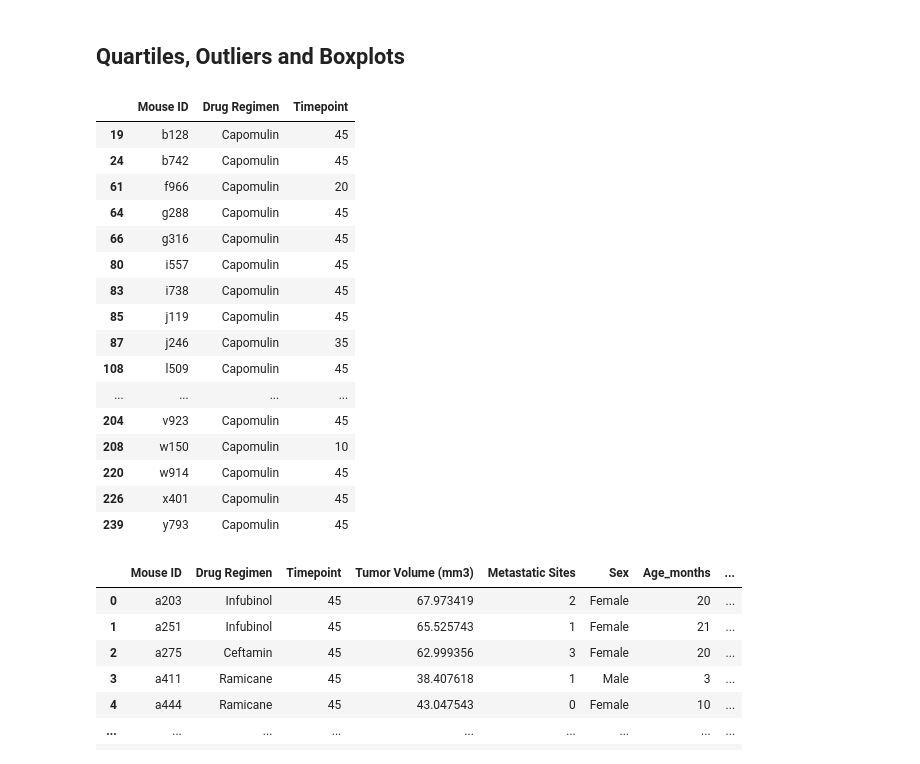
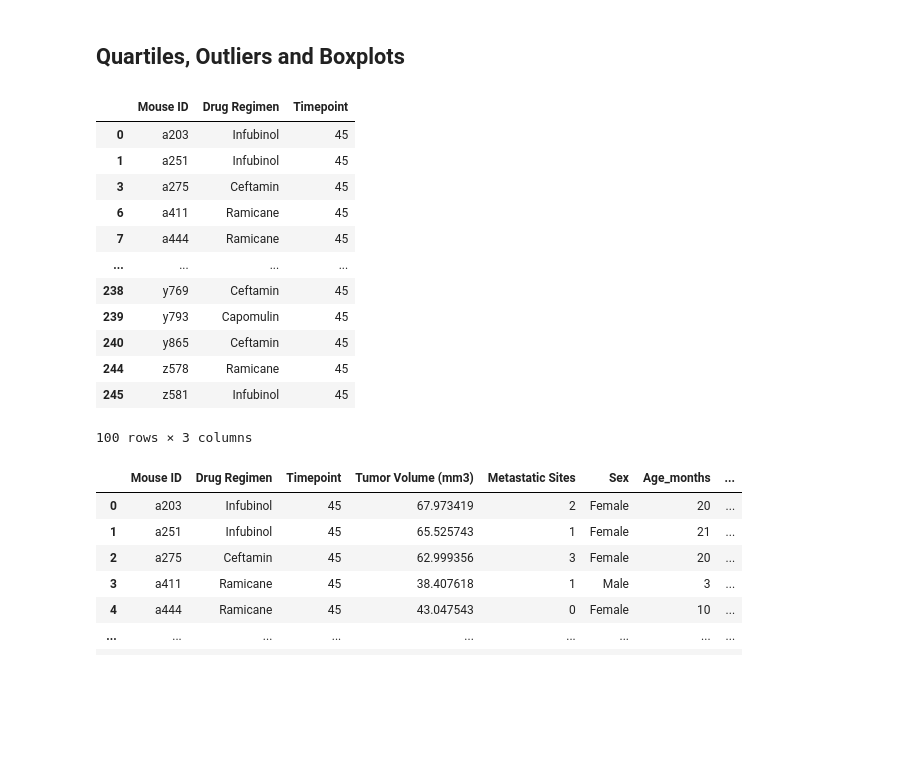
Before and after one commit to NicholasJWiid/matplotlib_challenge, a Jupyter notebook: pymaceuticals_complete.ipynb, the cells around one changed output. Drawn from its saved outputs; the diff is of its cells as text; code cells hidden in the pictures; blank space fills up the shorter version.

```diff
--- a/pymaceuticals_complete.ipynb
+++ b/pymaceuticals_complete.ipynb
@@ -338,32 +225,27 @@ plt.show()
 # %%
 # Calculate the final tumor volume of each mouse across four of the treatment regimens:
 # Capomulin, Ramicane, Infubinol, and Ceftamin
+
 treatment_list = ['Capomulin', 'Ramicane', 'Infubinol', 'Ceftamin']
+
 # Start by getting the last (greatest) timepoint for each mouse
 max_timepoints = clean_mouse_df.groupby(["Mouse ID", "Drug Regimen"])["Timepoint"].max().to_frame().reset_index()
+
+# Filter for the drugs in the treatment list
 max_timepoints_select = max_timepoints[max_timepoints["Drug Regimen"].isin(['Capomulin', 'Ramicane', 'Infubinol', 'Ceftamin'])]
-# max_timepoints.loc[max_timepoints["Mouse ID"] == "c326"]
-max_timepoints_select.loc[max_timepoints_select["Drug Regimen"] == "Capomulin"]
-# max_timepoints_select.loc[max_timepoints_select["Mouse ID"] == "c326"]
-# max_timepoints_select
-# max_timepoints_select.loc[max_timepoints_select["Mouse ID"] == "c326"]
-# Merge this group df with the original DataFrame to get the tumor volume at the last timepoint
+max_timepoints_select
 # %% [output]
 |  | Mouse ID | Drug Regimen | Timepoint |
-| 19 | b128 | Capomulin | 45 |
-| 24 | b742 | Capomulin | 45 |
-| 61 | f966 | Capomulin | 20 |
-| 64 | g288 | Capomulin | 45 |
-| 66 | g316 | Capomulin | 45 |
-| 80 | i557 | Capomulin | 45 |
-| 83 | i738 | Capomulin | 45 |
-| 85 | j119 | Capomulin | 45 |
-| 87 | j246 | Capomulin | 35 |
-| 108 | l509 | Capomulin | 45 |
+| 0 | a203 | Infubinol | 45 |
+| 1 | a251 | Infubinol | 45 |
+| 3 | a275 | Ceftamin | 45 |
+| 6 | a411 | Ramicane | 45 |
+| 7 | a444 | Ramicane | 45 |
 | ... | ... | ... | ... |
-| 204 | v923 | Capomulin | 45 |
-| 208 | w150 | Capomulin | 10 |
-| 220 | w914 | Capomulin | 45 |
-| 226 | x401 | Capomulin | 45 |
+| 238 | y769 | Ceftamin | 45 |
 | 239 | y793 | Capomulin | 45 |
+| 240 | y865 | Ceftamin | 45 |
+| 244 | z578 | Ramicane | 45 |
+| 245 | z581 | Infubinol | 45 |
+100 rows × 3 columns
 # %%
```
Also changed, not shown: parts of 40 cells of this notebook, 3 other files.
